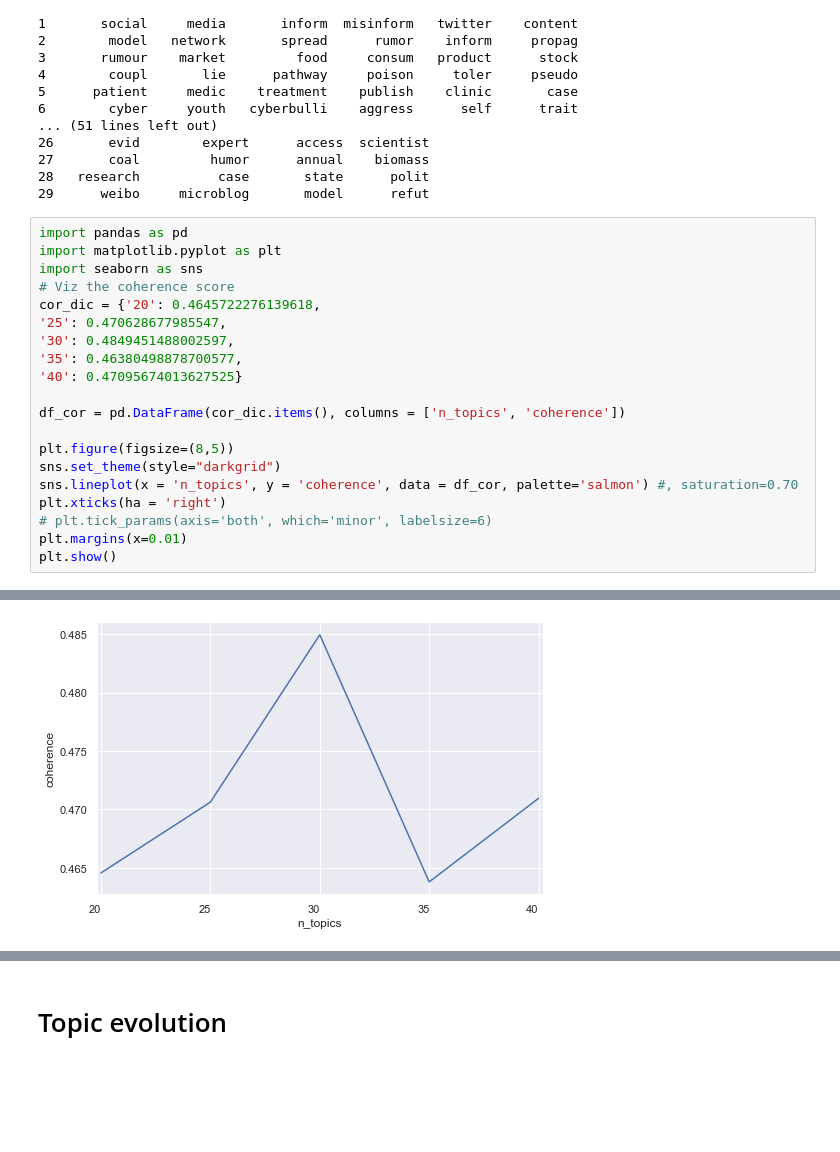
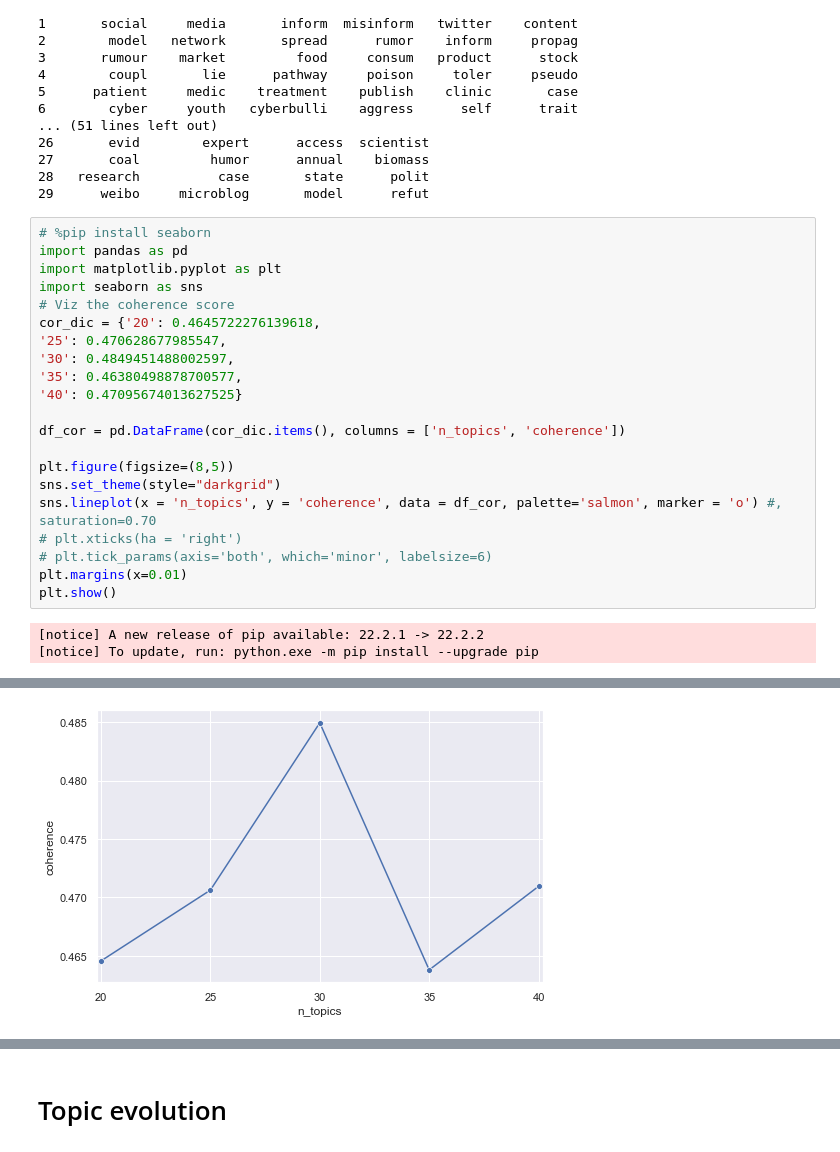
Before and after one commit to HuyenNguyenHelen/Misinformation, a Jupyter notebook: Data analysis/Content analysis/Content analysis.ipynb, the cells around one changed output, grey strips where cells are left out. Drawn from its saved outputs; the diff is of its cells as text; blank space fills up the shorter version.

```diff
--- a/Data analysis/Content analysis/Content analysis.ipynb
+++ b/Data analysis/Content analysis/Content analysis.ipynb
@@ -155,6 +155,7 @@ Topics:
 28   research          case       state      polit
 29      weibo     microblog       model      refut
 # %%
+# %pip install seaborn
 import pandas as pd
 import matplotlib.pyplot as plt
 import seaborn as sns
@@ -169,9 +170,11 @@ df_cor = pd.DataFrame(cor_dic.items(), columns = ['n_topics', 'coherence'])
 
 plt.figure(figsize=(8,5))
 sns.set_theme(style="darkgrid")
-sns.lineplot(x = 'n_topics', y = 'coherence', data = df_cor, palette='salmon') #, saturation=0.70
-plt.xticks(ha = 'right')
+sns.lineplot(x = 'n_topics', y = 'coherence', data = df_cor, palette='salmon', marker = 'o') #, saturation=0.70
+# plt.xticks(ha = 'right')
 # plt.tick_params(axis='both', which='minor', labelsize=6)
 plt.margins(x=0.01)
 plt.show()
 # %% [output]
+[notice] A new release of pip available: 22.2.1 -> 22.2.2
+[notice] To update, run: python.exe -m pip install --upgrade pip
@@ -178 +199 @@ plt.show()
-[figure, old version]
+[figure, new version]
```
Also changed, not shown: parts of 3 cells of this notebook, 24 other files.
